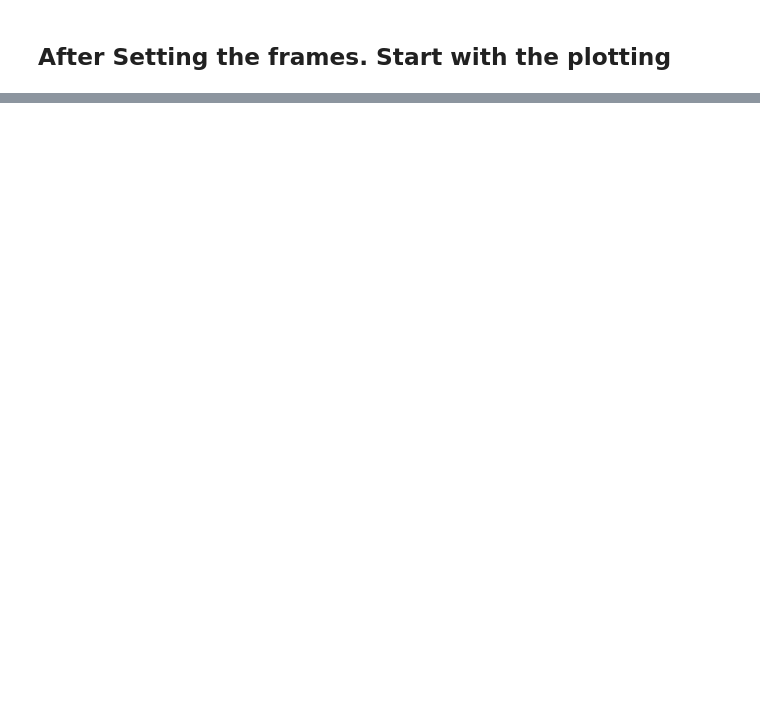
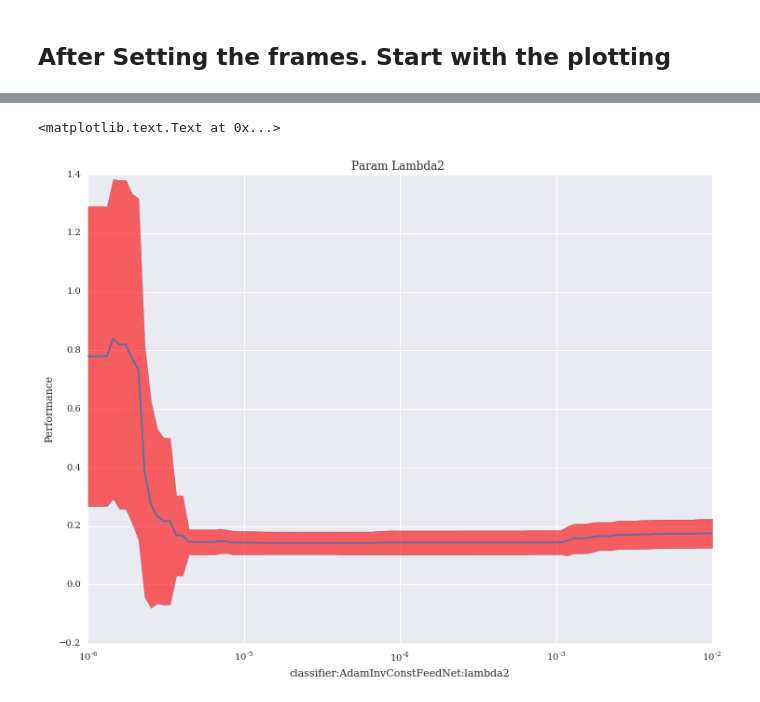
Before and after one commit to hmendozap/master-arbeit-projects, a Jupyter notebook: plotting_param_distros/Policy_vs_Solver_Response.ipynb, the cells around one changed output, grey strips where cells are left out. Saved outputs shown, nothing was run; the diff lists cells and outputs as text; code cells hidden in the pictures; blank space fills up the shorter version.

Commit message:
Added fANOVA visualization

```diff
--- a/plotting_param_distros/Policy_vs_Solver_Response.ipynb
+++ b/plotting_param_distros/Policy_vs_Solver_Response.ipynb
@@ -16,10 +12,10 @@ reload(cr)
 #Styles
 sns.set_style('darkgrid')
 sns.set_color_codes()
-plt.rcParams['figure.figsize'] = (12.0, 9.0)
+pylt.rcParams['figure.figsize'] = (12.0, 9.0)
 
-plt.rc('text', usetex=False)
-plt.rc('font', size=20.0, family='serif')
+pylt.rc('text', usetex=False)
+pylt.rc('font', size=20.0, family='serif')
 # %%
 # key -> dataset code, name -> dataset name
 dataset_dict = {'1128_bac': 'OVA_Breast', '554_bac':'MNIST', '46_bac':'Splice'}
@@ -191,0 +161,4 @@ g_kdeGrid.fig.subplots_adjust(wspace=.01,)
+# %%
+state_run_dir = "/mhome/mendozah/constrained_DeepNet_Configs/adam_results/MNIST/inv/merged_runs_inv/"
+# %%
+fano_MNIST = pyfanova.fanova.Fanova(state_run_dir)
@@ -191,0 +189,8 @@ g_kdeGrid.fig.subplots_adjust(wspace=.01,)
+# %%
+viz_MNIST = pyfanova.visualizer.Visualizer(fano_MNIST)
+# %%
+ax_param = viz_MNIST.plot_marginal('classifier:AdamInvConstFeedNet:lambda2')
+ax_param.title('Param Lambda2 ')
+# %% [output]
+<matplotlib.text.Text at 0x...>
+[figure, added]
```
Also changed, not shown: parts of 21 cells of this notebook.
